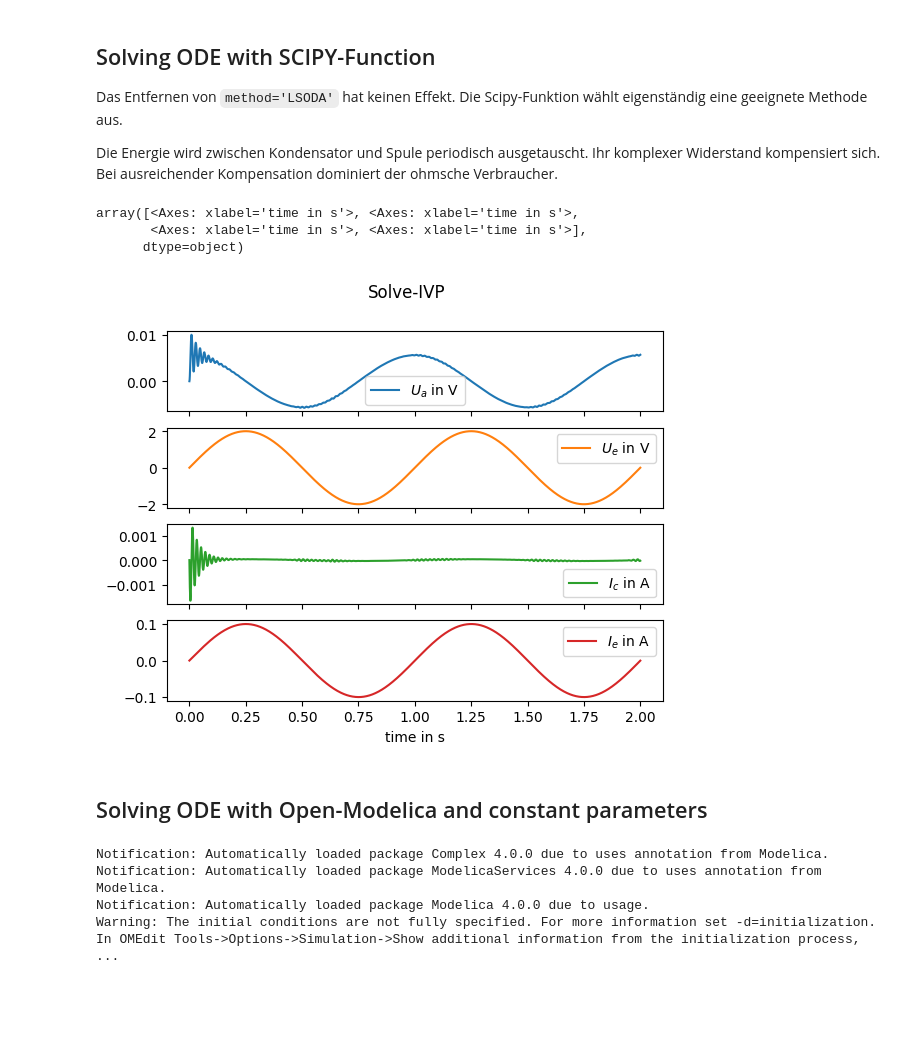
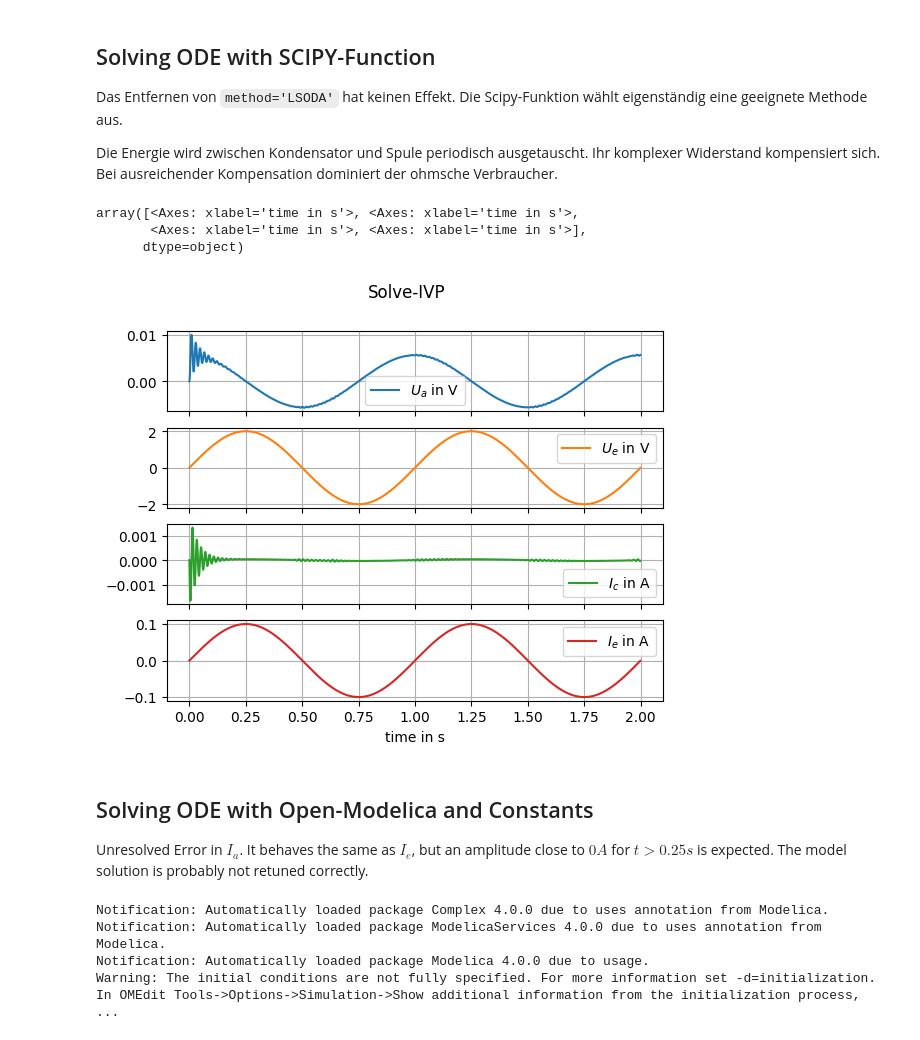
Before and after one commit to JaxRaffnix/Modellbildung-Simulation, a Jupyter notebook: exercise 3/exercise3.ipynb, the cells around one changed output. Saved outputs shown, nothing was run; the diff lists cells and outputs as text; code cells hidden in the pictures; blank space fills up the shorter version.

Commit message:
added grid to exercise 3

```diff
--- a/exercise 3/exercise3.ipynb
+++ b/exercise 3/exercise3.ipynb
@@ -21,24 +23,26 @@ CAPACITOR   =   1000e-6 # F
 
 TOTALTIME   =   2       # s
 TIMESTEP    =   1e-3    # s
+
+plt.rcParams['axes.grid'] = True
 # %% [markdown]
 ## Solving ODE with SCIPY-Function
 Das Entfernen von `method='LSODA'` hat keinen Effekt. Die Scipy-Funktion wählt eigenständig eine geeignete Methode aus.
 
 Die Energie wird zwischen Kondensator und Spule periodisch ausgetauscht. Ihr komplexer Widerstand kompensiert sich. Bei ausreichender Kompensation dominiert der ohmsche Verbraucher.
 # %%
-time=np.linspace(0, TOTALTIME, int(TOTALTIME/TIMESTEP)+1)
+time = np.arange(0, TOTALTIME, TIMESTEP)
 
 SYSTEM_ARRAY=np.array([[-1/(RESISTOR*CAPACITOR),    -1/CAPACITOR],
-                       [1/COIL,                    0]])
+                                        [1/COIL,    0]])
 INPUT_ARRAY=np.array([[1/(RESISTOR*CAPACITOR)],
-                      [0]])
-OUTPUT_ARRAY=np.array([[1,              0],
-                        [0,             1],
-                        [-1/RESISTOR,    0]])
-TRANSIT_ARRAY=np.array([[0],
-                        [0],
-                        [1/RESISTOR]]) # type: ignore
+                                           [0]])
+OUTPUT_ARRAY=np.array([[           1,   0],
+                        [          0,   1],
+                        [-1/RESISTOR,   0]])
+TRANSIT_ARRAY=np.array([         [0],
+                                 [0],
+                        [1/RESISTOR]])
 
 INITIAL_STATE = np.array([0,0])     # = [outputvoltage, outputcurrent]
 
@@ -50,30 +54,31 @@ def state_derivative(time, state):
     state_derivative = SYSTEM_ARRAY.dot(state) + INPUT_ARRAY * input_voltage(time)
     return np.reshape(state_derivative, (1,2))
 
-def output_array(state, time):
+def result_array(state, time):
     return OUTPUT_ARRAY.dot(state) + TRANSIT_ARRAY * input_voltage(time)
 
 ode_solution = sci.solve_ivp(state_derivative, [0, TOTALTIME], INITIAL_STATE, t_eval=time).y
 
-output_array = output_array(ode_solution, time)
+results = result_array(ode_solution, time)
 # %%
 task1 = pd.DataFrame({
     "time in s":    time,
-    "$U_a$ in V":   output_array[0],
+    "$U_a$ in V":   results[0],
     "$U_e$ in V":   input_voltage(time),
-    "$I_c$ in A":   output_array[1] - output_array[2],
-    "$I_e$ in A":   output_array[2],
+    "$I_c$ in A":   results[1] - results[2],
+    "$I_e$ in A":   results[2],
 })
 task1 = task1.set_index("time in s")
 
 task1.plot(subplots=True, title="Solve-IVP")
 # %% [output]
 array([<Axes: xlabel='time in s'>, <Axes: xlabel='time in s'>,
        <Axes: xlabel='time in s'>, <Axes: xlabel='time in s'>],
       dtype=object)
-[figure, old version]
+[figure, new version]
-# %% [markdown]
-## Solving ODE with Open-Modelica and constant parameters
+# %% [markdown]
+## Solving ODE with Open-Modelica and Constants
+Unresolved Error in $I_a$. It behaves the same as $I_e$, but an amplitude close to $0 A$ for $t>0.25s$ is expected. The model solution is probably not retuned correctly.
 # %%
 modelname = "resonant_circuit"
 model = ModelicaSystem(modelname+".mo", modelname)
```
Also changed, not shown: parts of 7 cells of this notebook, 3 other files.
